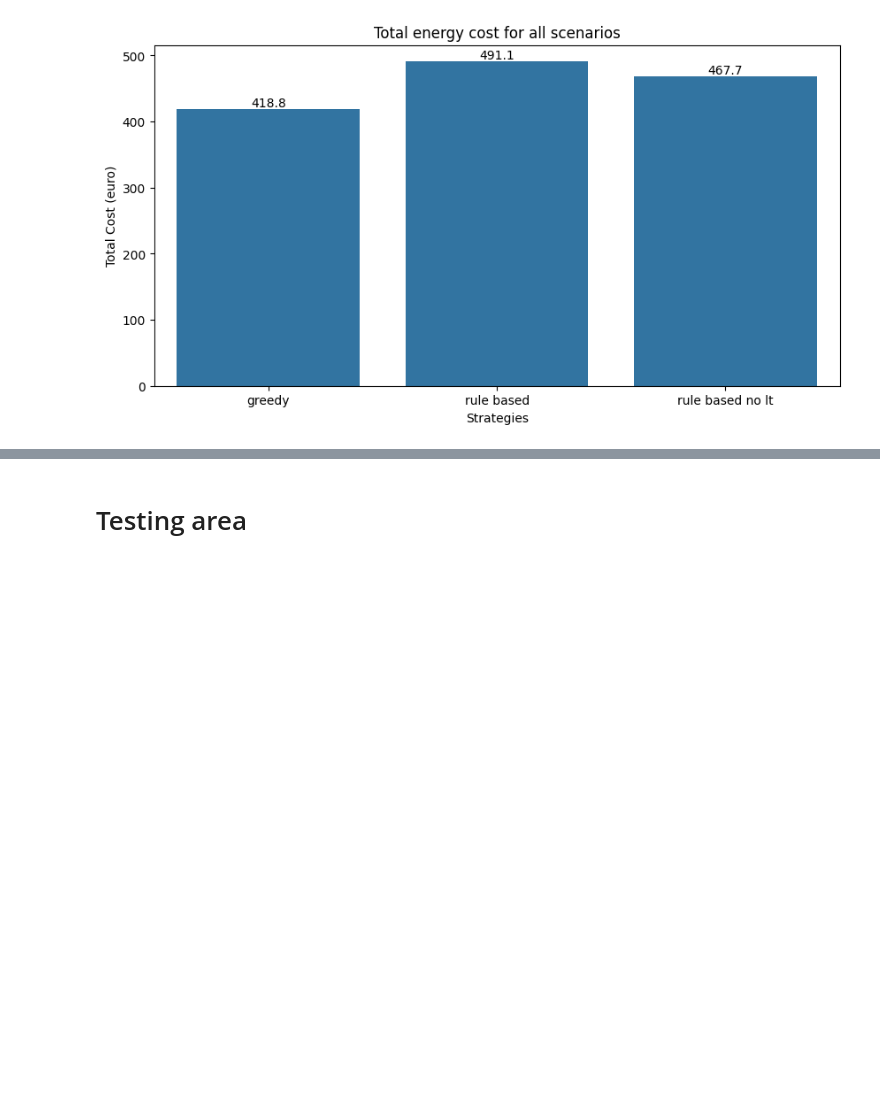
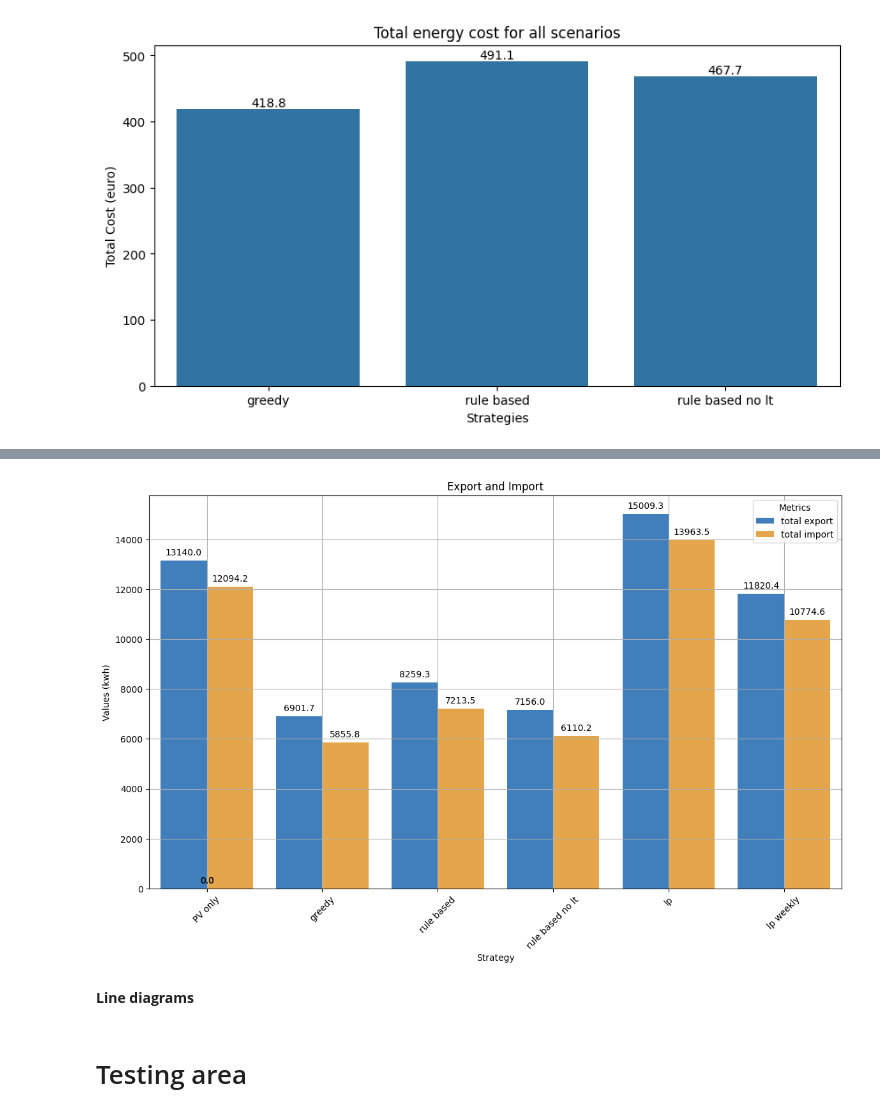
Before and after one commit to TolnaiGergo/EnergyCommunity, a Jupyter notebook: test.ipynb, the cells around one changed output, grey strips where cells are left out. Saved outputs shown, nothing was run; the diff lists cells and outputs as text; code cells hidden in the pictures; blank space fills up the shorter version.

```diff
--- a/test.ipynb
+++ b/test.ipynb
@@ -2209,3 +2409,30 @@ plt.show()
+# %%
+export_import_metrics = ["total export", "total import"]
+export_import_melt = filtered_melt[filtered_melt['metric'].isin(export_import_metrics)]
+export_import_palette = ["#2D7FD0","#FFAB31"]
+
+plt.figure(figsize=(14, 8))
+ax = sns.barplot(x='strategy', y='value', hue='metric', data=export_import_melt, palette=export_import_palette)
+
+for p in ax.patches:
+    ax.annotate(format(p.get_height(), '.1f'),
+        (p.get_x() + p.get_width()/ 2., p.get_height()),
+        ha = "center", va = "center",
+        xytext = (0,9),
+        textcoords = "offset points")
+
+plt.xlabel("Strategy")
+plt.ylabel("Values (kwh)")
+plt.title("Export and Import")
+plt.legend(title="Metrics")
+plt.xticks(rotation=45)
+plt.grid(True)
+plt.savefig(f"../output/seaborn/overall_export_import_{option}_pkw.pdf", format='pdf')
+plt.show()
+# %% [output]
+[figure, added]
+# %% [markdown]
+**Line diagrams**
 # %% [markdown]
 # Testing area
 # %%
```
Also changed, not shown: parts of 43 cells of this notebook.
